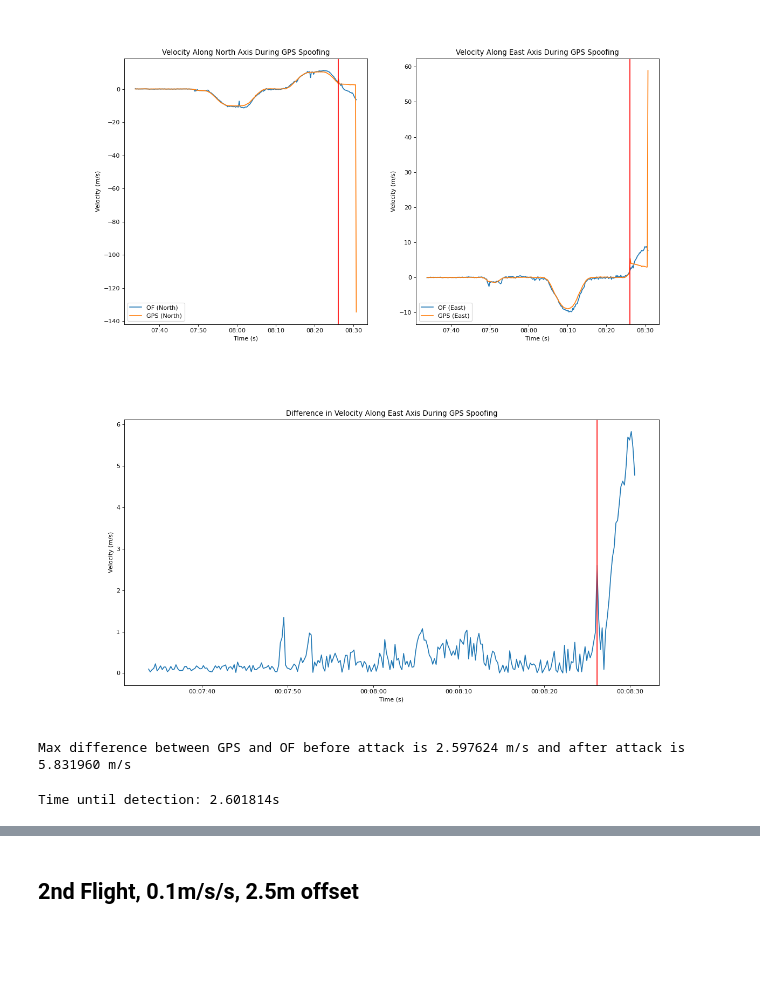
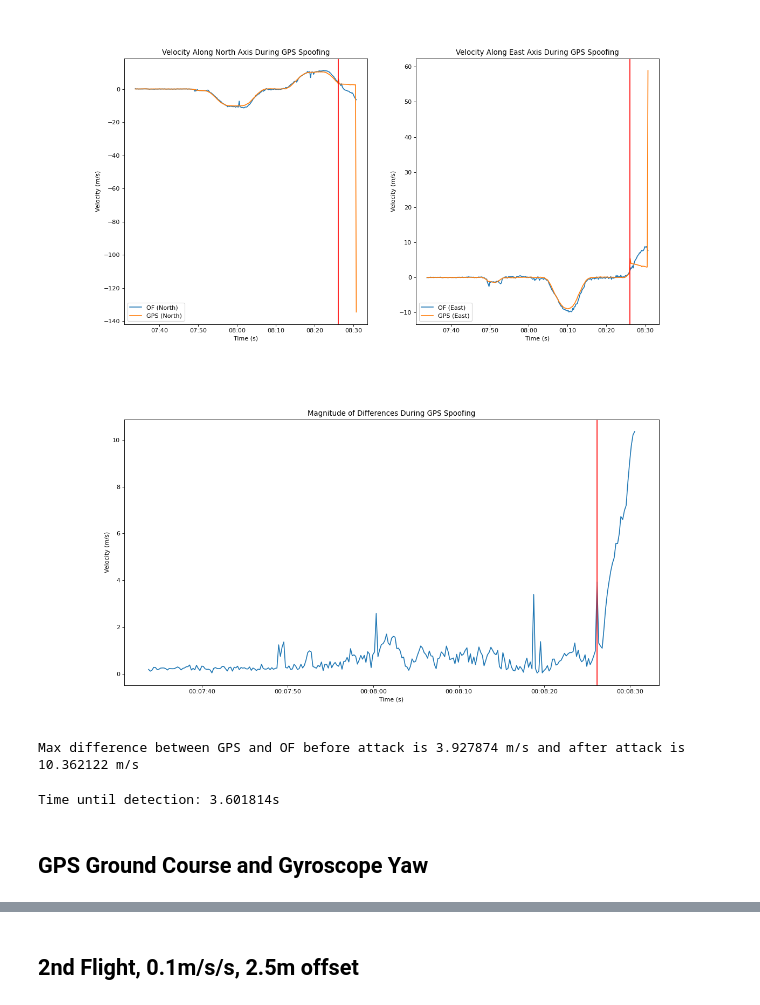
Before and after one commit to BaileySri/Practical-Software-Defense-for-GPS-Spoofing-on-a-Hobby-UAV-Offline, a Jupyter notebook: notebooks/1.4-bks-GPS-InFlight.ipynb, the cells around one changed output, grey strips where cells are left out. Cells and saved outputs as stored; diff of their text form; code cells hidden in the pictures; blank space fills up the shorter version.

Commit message:
In-Flight Data, Validate Ground Course, add Ground Course to 1.4 notebook

```diff
--- a/notebooks/1.4-bks-GPS-InFlight.ipynb
+++ b/notebooks/1.4-bks-GPS-InFlight.ipynb
@@ -52,7 +52,9 @@ rfMS['rfMS'] = pd.to_datetime(rfMS['rfMS'], unit='ms')
 
 attack_start = pd.to_datetime(506151186, unit='us')
 attack_end = pd.to_datetime(520831352, unit='us')
-benign_dist = 3.703
+benign_dist = 7.348
+benign_angle = 14
+figure = 1
 # %% [markdown]
 ## Velocity
 # %%
@@ -90,7 +91,8 @@ of_north = signal_match_and_cumsum(ofMS.ofMS[:-1].diff().dt.total_seconds().fill
                                           gpsMS.gpsMS.diff().dt.total_seconds().fillna(0).cumsum(), gps_north)
 of_north = pd.Series(of_north, name="OF North, LPF")
 # %%
-plt.figure(figsize=(16, 8), dpi=80)
+plt.figure(figure, figsize=(16, 8), dpi=80)
+figure += 1
 ax = plt.subplot(1, 2, 1)
 plt1 = plt.plot(gpsMS.gpsMS[:(gpsMS.gpsMS < attack_end).sum()][1:], of_north[:(gpsMS.gpsMS < attack_end).sum()]-of_north[1], label="OF (North)")
 plt2 = plt.plot(gpsMS.gpsMS[:(gpsMS.gpsMS < attack_end).sum()], gps_north[:(gpsMS.gpsMS < attack_end).sum()], label="GPS (North)")
@@ -113,25 +115,31 @@ plt.show()
 # %% [output]
 [figure]
 # %%
-plt.figure(figsize=(16, 8), dpi=80)
-diff = abs((gps_east - of_east)[:(gpsMS.gpsMS < attack_end).sum()])
-plt.plot(gpsMS.gpsMS[:(gpsMS.gpsMS < attack_end).sum()], diff)
+plt.figure(figure, figsize=(16, 8), dpi=80)
+figure += 1
+diff_east = abs((gps_east - of_east)[:(gpsMS.gpsMS < attack_end).sum()])
+diff_north = abs((gps_north - of_north)[:(gpsMS.gpsMS < attack_end).sum()])
+diffs = pd.Series([((x**2) + (y**2))**(1/2) for x,y in zip(diff_east, diff_north)])
+plt.plot(gpsMS.gpsMS[:(gpsMS.gpsMS < attack_end).sum()],diffs)
 plt.axvline(attack_start, color='r')
 plt.xlabel("Time (s)")
 plt.ylabel("Velocity (m/s)")
-plt.title("Difference in Velocity Along East Axis During GPS Spoofing")
+plt.title("Magnitude of Differences During GPS Spoofing")
 ax.xaxis.set_major_formatter(dates.DateFormatter('%M:%S'))
+plt.show()
 # %% [output]
-[figure, old version]
+[figure, new version]
 # %%
 print("Max difference between GPS and OF before attack is %f m/s and after attack is %f m/s" % (
-        abs(gps_east - of_east)[gpsMS.gpsMS < attack_start].max(),
-        abs(gps_east - of_east)[(gpsMS.gpsMS >= attack_start) & (gpsMS.gpsMS < attack_end)].max())
+       diffs[gpsMS.gpsMS < attack_start].max(),
+       diffs[(gpsMS.gpsMS >= attack_start) & (gpsMS.gpsMS < attack_end)].max())
      )
 # %% [output]
-Max difference between GPS and OF before attack is 2.597624 m/s and after attack is 5.831960 m/s
+Max difference between GPS and OF before attack is 3.927874 m/s and after attack is 10.362122 m/s
 # %%
-dt = (gpsMS.gpsMS[diff[diff>benign_dist].index[0]] - attack_start).total_seconds()
+dt = (gpsMS.gpsMS[diffs[diffs>benign_dist].index[0]] - attack_start).total_seconds()
 print("Time until detection: %fs" % dt)
 # %% [output]
-Time until detection: 2.601814s
+Time until detection: 3.601814s
+# %% [markdown]
+## GPS Ground Course and Gyroscope Yaw
```
Also changed, not shown: parts of 46 cells of this notebook, 9 other files.
